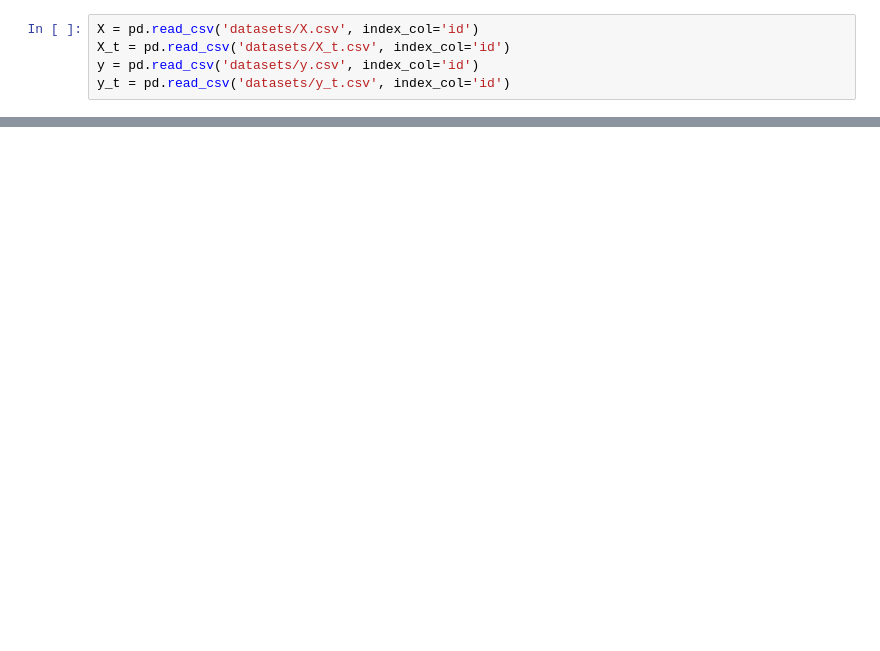
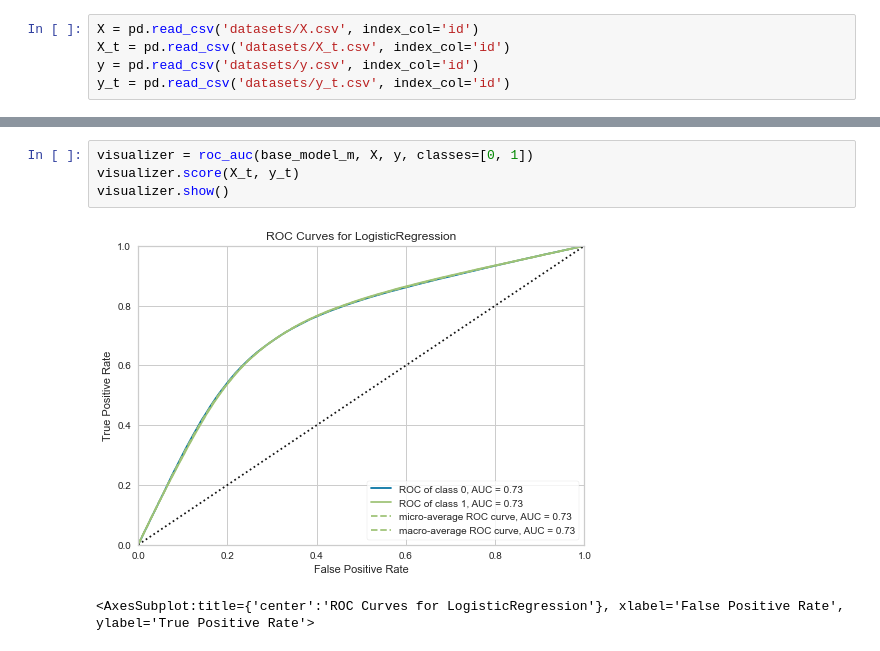
Before and after one commit to threecifanggen/kaggle-practice, a Jupyter notebook: tabular-playground-series-nov-2021/step.2.base_model.ipynb, the cells around one changed output, grey strips where cells are left out. Drawn from its saved outputs; the diff is of its cells as text; blank space fills up the shorter version.

```diff
--- a/tabular-playground-series-nov-2021/step.2.base_model.ipynb
+++ b/tabular-playground-series-nov-2021/step.2.base_model.ipynb
@@ -27,0 +62,7 @@ Fitting 3 folds for each of 12 candidates, totalling 36 fits
+# %%
+visualizer = roc_auc(base_model_m, X, y, classes=[0, 1])
+visualizer.score(X_t, y_t)
+visualizer.show()
+# %% [output]
+[figure, added]
+<AxesSubplot:title={'center':'ROC Curves for LogisticRegression'}, xlabel='False Positive Rate', ylabel='True Positive Rate'>
```
Also changed, not shown: parts of 7 cells of this notebook.
